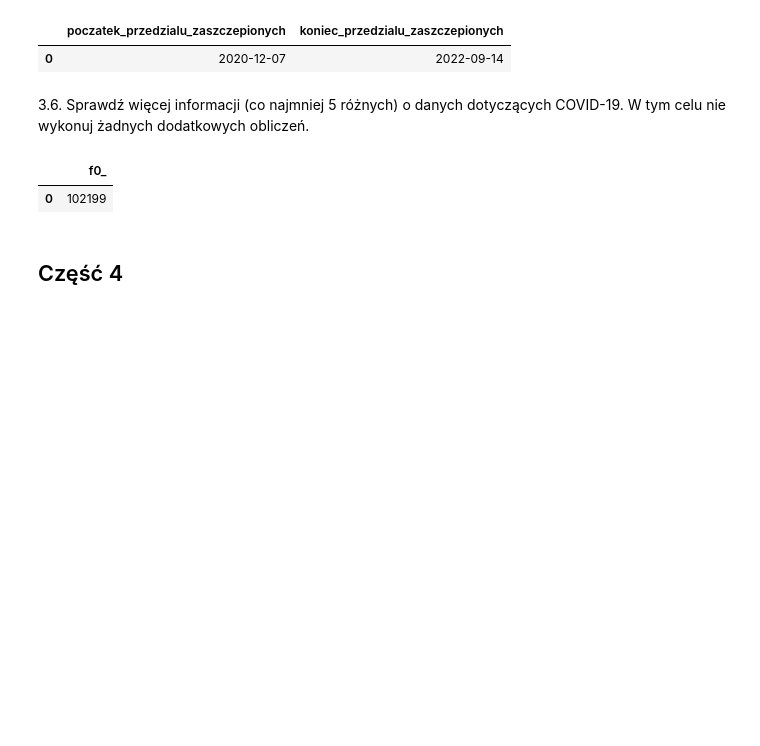
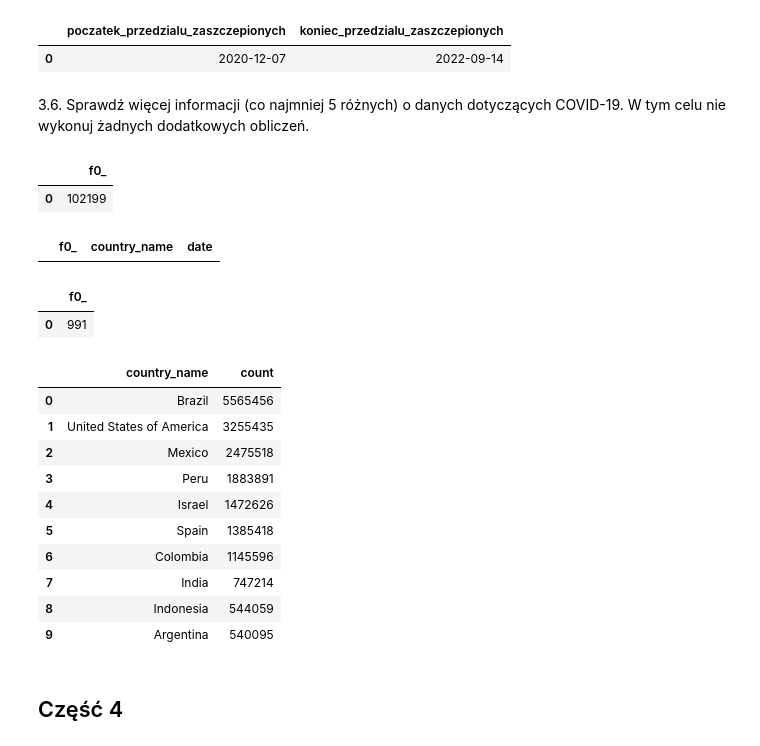
Before and after one commit to JakubKaczmarek5764/BigData1, a Jupyter notebook: main.ipynb, the cells around one changed output. Saved outputs shown, nothing was run; the diff lists cells and outputs as text; code cells hidden in the pictures; blank space fills up the shorter version.

```diff
--- a/main.ipynb
+++ b/main.ipynb
@@ -134,23 +134,67 @@ df
 | 0 | 2020-12-07 | 2022-09-14 |
 # %% [markdown]
  3.6. Sprawdź więcej informacji (co najmniej 5 różnych) o danych dotyczących COVID-19. W tym celu nie wykonuj żadnych dodatkowych obliczeń.
+# %%
+# ile jest kolumn
+# ile jest pustych wartosci w poszczegolnych kolumnach / w ktorych kolumnach jest ponad 80% nulli
+# w jakim formacie zapisana jest data
+# jaki jest separator dziesietny
+# w jakim formacie zapisany sa wartosci w location_key
+# Sprawdzenie czy wystepuja wartosci ujemne
+query = ("""
+select COUNT(*) FROM bigquery-public-data.covid19_open_data.covid19_open_data where new_confirmed < 0;
+""")
+query_job = client.query(query)
+query_result = query_job.result()
+df = query_result.to_dataframe()
+df
+# %% [output]
+|  | f0_ |
+| 0 | 102199 |
+# %%
+#Sprawdzenie czy wystepuja duplikaty na poziomie panstw
+query = ("""
+select COUNT(*), country_name, date FROM bigquery-public-data.covid19_open_data.covid19_open_data where aggregation_level = 0 group by country_name, date having count(*) > 1;
+""")
+query_job = client.query(query)
+query_result = query_job.result()
+df = query_result.to_dataframe()
+df
+# %% [output]
+|  | f0_ | country_name | date |
+# %%
+# Sprawdzenie czy kluczowe kolumny zawieraja nulle
+query = ("""
+select COUNT(*) FROM bigquery-public-data.covid19_open_data.covid19_open_data where date is null or country_name is null or location_key is null or iso_3166_1_alpha_3 is null;
+""")
+query_job = client.query(query)
+query_result = query_job.result()
+df = query_result.to_dataframe()
+df
+# %% [output]
+|  | f0_ |
+| 0 | 991 |
 # %%
-# ile jest kolumn
-# ile jest pustych wartosci w poszczegolnych kolumnach / w ktorych kolumnach jest ponad 80% nulli
-# w jakim formacie zapisana jest data
-# jaki jest separator dziesietny
-# w jakim formacie zapisany sa wartosci w location_key
-# Sprawdzenie czy wystepuja wartosci ujemne
+# Sprawdzenie z jakich krajow posiadamy najwiecej danych
 query = ("""
-select COUNT(*) FROM bigquery-public-data.covid19_open_data.covid19_open_data where new_confirmed < 0;
+select country_name, count(*) as count from bigquery-public-data.covid19_open_data.covid19_open_data group by country_name order by count desc limit 10;
 """)
 query_job = client.query(query)
 query_result = query_job.result()
 df = query_result.to_dataframe()
 df
 # %% [output]
-|  | f0_ |
-| 0 | 102199 |
+|  | country_name | count |
+| 0 | Brazil | 5565456 |
+| 1 | United States of America | 3255435 |
+| 2 | Mexico | 2475518 |
+| 3 | Peru | 1883891 |
+| 4 | Israel | 1472626 |
+| 5 | Spain | 1385418 |
+| 6 | Colombia | 1145596 |
+| 7 | India | 747214 |
+| 8 | Indonesia | 544059 |
+| 9 | Argentina | 540095 |
 # %% [markdown]
 ## Część 4
 # %% [markdown]
```
